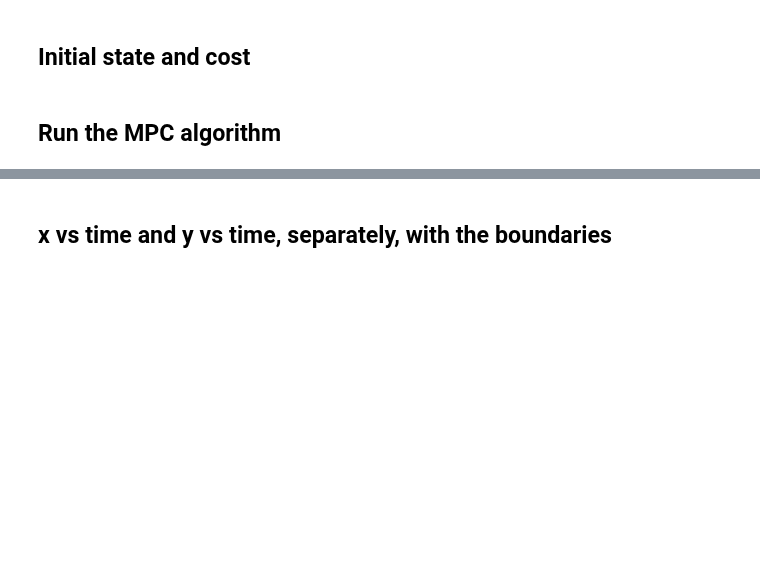
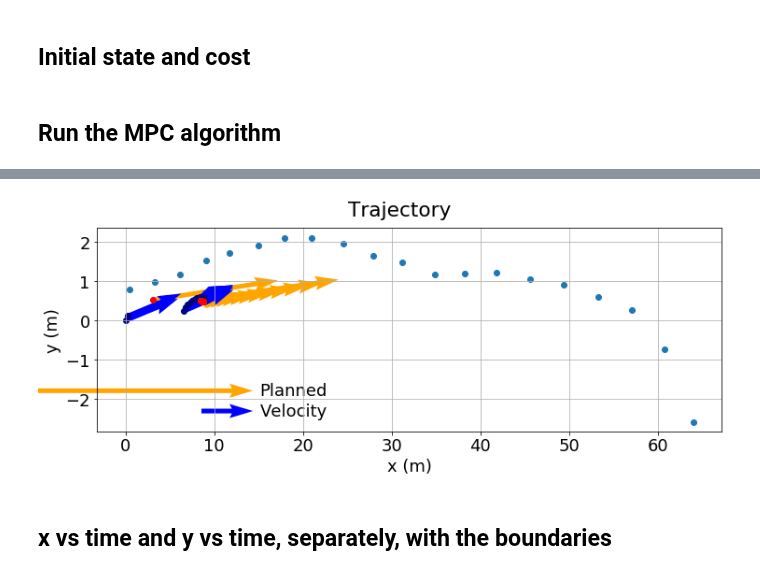
Before and after one commit to elsoroka/AutonomousCarMPC, a Jupyter notebook: nonlinear_mpc_casadi.ipynb, the cells around one changed output, grey strips where cells are left out. Drawn from its saved outputs; the diff is of its cells as text; code cells hidden in the pictures; blank space fills up the shorter version.

```diff
--- a/nonlinear_mpc_casadi.ipynb
+++ b/nonlinear_mpc_casadi.ipynb
@@ -183,6 +248,9 @@ u_plt, u_ax1, u_ax2 = car.plot_u(u_plan, mpcprob.u_opt)
 # %%
 x_plt, x_ax = car.plot_x(x_plan, mpcprob.x_opt)
+x_ax.scatter(test_road[0:20,0], test_road[0:20,1])
 plt.show()
+# %% [output]
+[figure, added]
 # %% [markdown]
 ## x vs time and y vs time, separately, with the boundaries
 # %%
```
Also changed, not shown: parts of 10 cells of this notebook, 3 other files.
